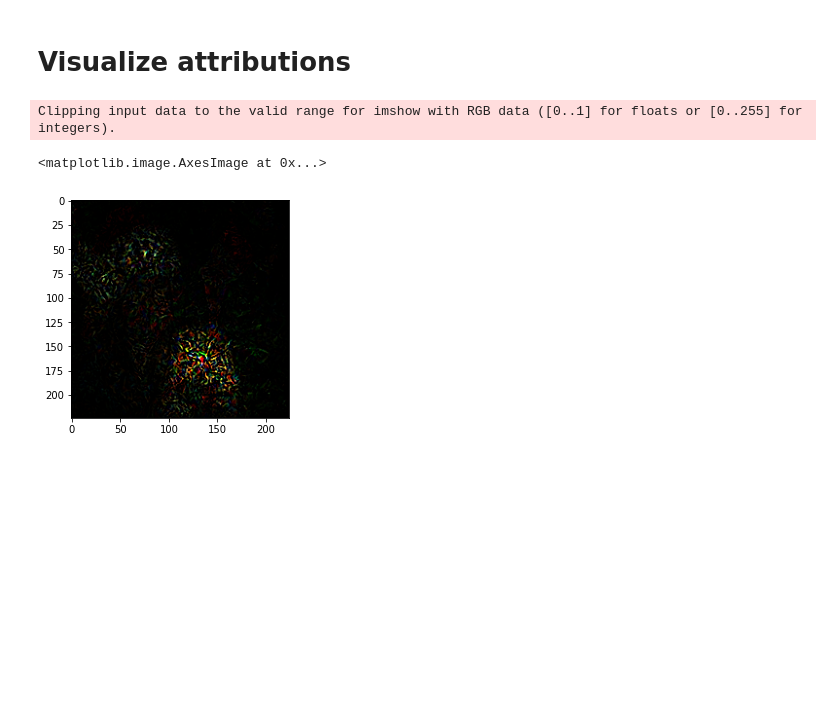
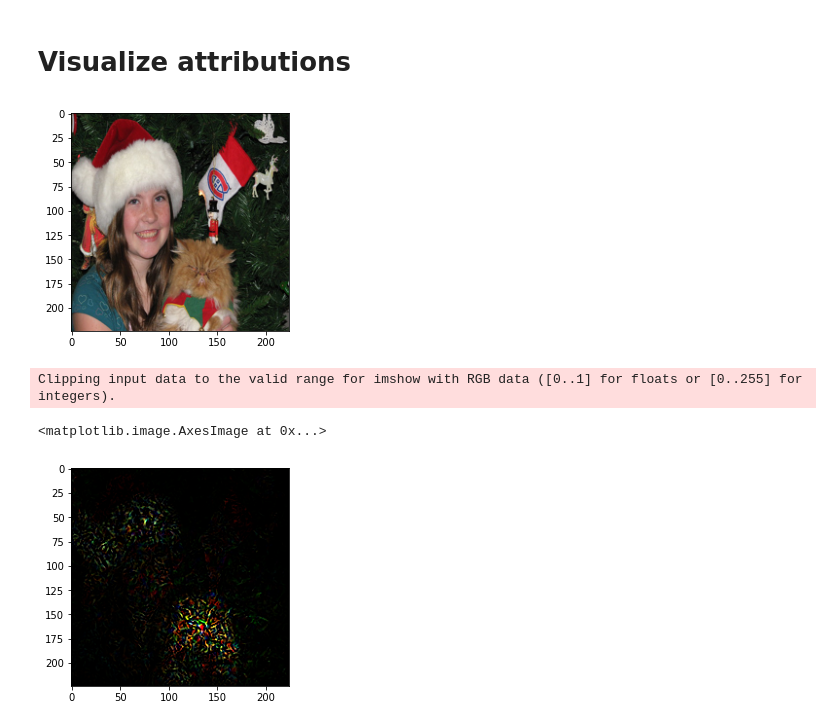
Before and after one commit to SeldonIO/alibi, a Jupyter notebook: examples/integrated_gradients_imagenet.ipynb, the cells around one changed output. Saved outputs shown, nothing was run; the diff lists cells and outputs as text; code cells hidden in the pictures; blank space fills up the shorter version.

```diff
--- a/examples/integrated_gradients_imagenet.ipynb
+++ b/examples/integrated_gradients_imagenet.ipynb
@@ -33,5 +42,5 @@ plt.imshow(data[i]);
 # %%
-model_tf = ResNet50V2(weights='imagenet')
+model = ResNet50V2(weights='imagenet')
 # %% [markdown]
 # Integrated gradients
 # %%
@@ -39,25 +48,28 @@ n_steps = 50
 method = "gausslegendre"
 return_convergence_delta = True
 return_predictions = False
-ig_tf  = IntegratedGradients(model_tf,
+ig  = IntegratedGradients(model,
                           n_steps=n_steps,
                           method=method,
                           return_convergence_delta=return_convergence_delta,
                           return_predictions=return_predictions)
 # %%
-explanation = ig_tf.explain(data[:2],
+explanation = ig.explain(data,
                          baselines=None,
-                         target=labels[:2],
-                         internal_batch_size=10)
+                         target=labels,
+                           internal_batch_size=50)
 # %%
 attrs = explanation.data['attributions']
 # %% [markdown]
 # Visualize attributions
 # %%
-i = 1
+# Show sample image from the first 10 images of the test dataset.
+# The attributions are scaled by an appropriate factor for visualization purposes.
 plt.imshow(data[i])
+plt.show()
 plt.imshow(3 * attrs[i] / attrs[i].max())
 # %% [output]
+[figure, new version]
 Clipping input data to the valid range for imshow with RGB data ([0..1] for floats or [0..255] for integers).
 <matplotlib.image.AxesImage at 0x...>
-[figure, old version]
+[figure, added]
```
Also changed, not shown: parts of 5 cells of this notebook, 1 other file.
